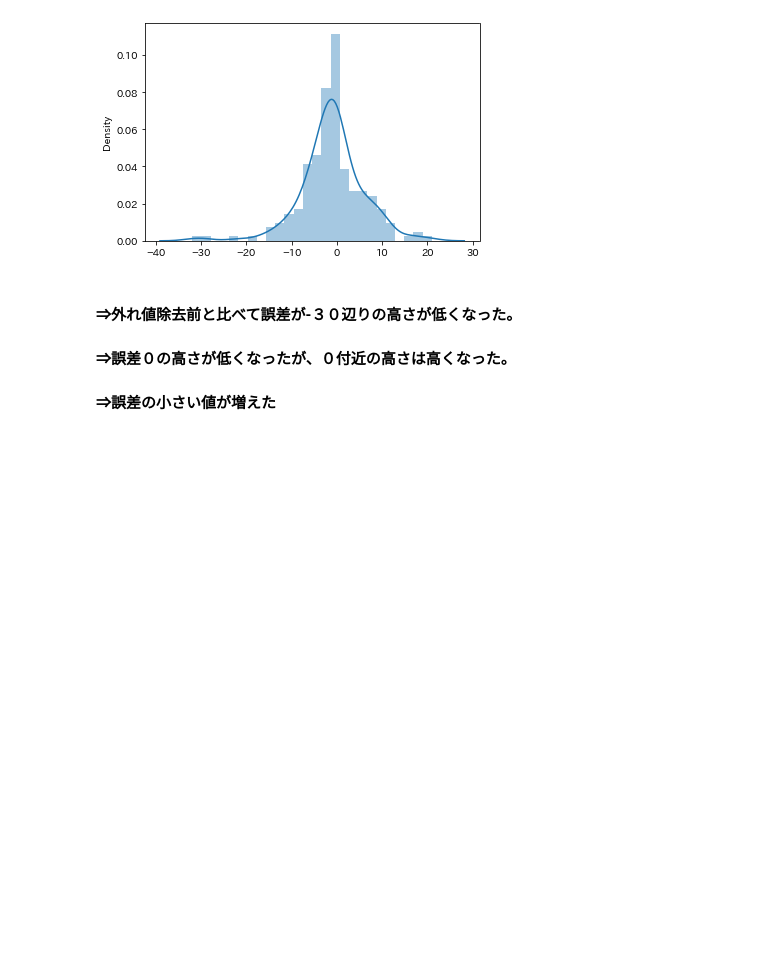
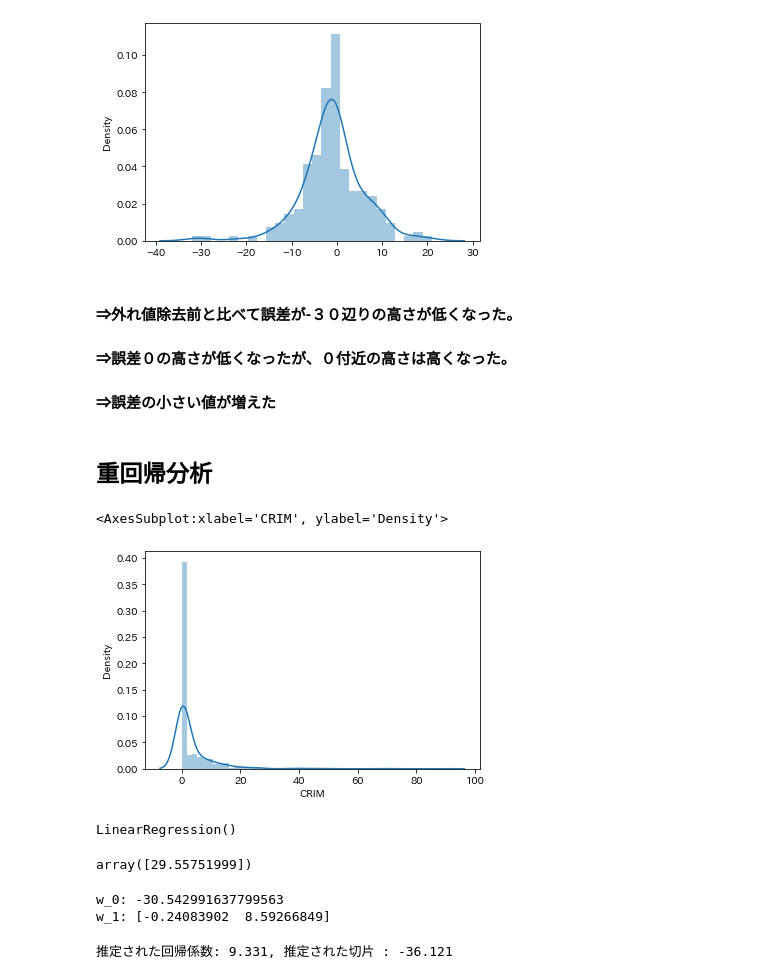
Before and after one commit to takasaki376/rabbit-report, a Jupyter notebook: stage2/report-stage2_01_線形回帰モデル.ipynb, the cells around one changed output. Saved outputs shown, nothing was run; the diff lists cells and outputs as text; code cells hidden in the pictures; blank space fills up the shorter version.

```diff
--- a/stage2/report-stage2_01_線形回帰モデル.ipynb
+++ b/stage2/report-stage2_01_線形回帰モデル.ipynb
@@ -597,3 +596,11 @@ sns.distplot(err)
 #### ⇒外れ値除去前と比べて誤差が-３０辺りの高さが低くなった。
 #### ⇒誤差０の高さが低くなったが、０付近の高さは高くなった。
 #### ⇒誤差の小さい値が増えた
+# %% [markdown]
+## 重回帰分析
+# %%
+# 分布の確認　（正規分布となっていることを確認）
+sns.distplot(df['CRIM'])
+# %% [output]
+<AxesSubplot:xlabel='CRIM', ylabel='Density'>
+[figure, added]
@@ -599,0 +619,24 @@ sns.distplot(err)
+# %%
+# fit関数で学習
+target_mult.fit(X_train_mult, y_train_mult)
+# %% [output]
+LinearRegression()
+# %%
+# 予測
+target_mult.predict([[0.2, 7]])
+# %% [output]
+array([29.55751999])
+# %%
+# 求まったパラメータの結果
+w_0 = target_mult.intercept_          ##切片
+w_1 = target_mult.coef_               ##傾き
+print('w_0:',w_0)
+print('w_1:',w_1)
+# %% [output]
+w_0: -30.542991637799563
+w_1: [-0.24083902  8.59266849]
+# %%
+# 単回帰の回帰係数と切片を出力
+print('推定された回帰係数: %.3f, 推定された切片 : %.3f' % (model.coef_, model.intercept_))
+# %% [output]
+推定された回帰係数: 9.331, 推定された切片 : -36.121
```
Also changed, not shown: parts of 17 cells of this notebook, 4 other files.
